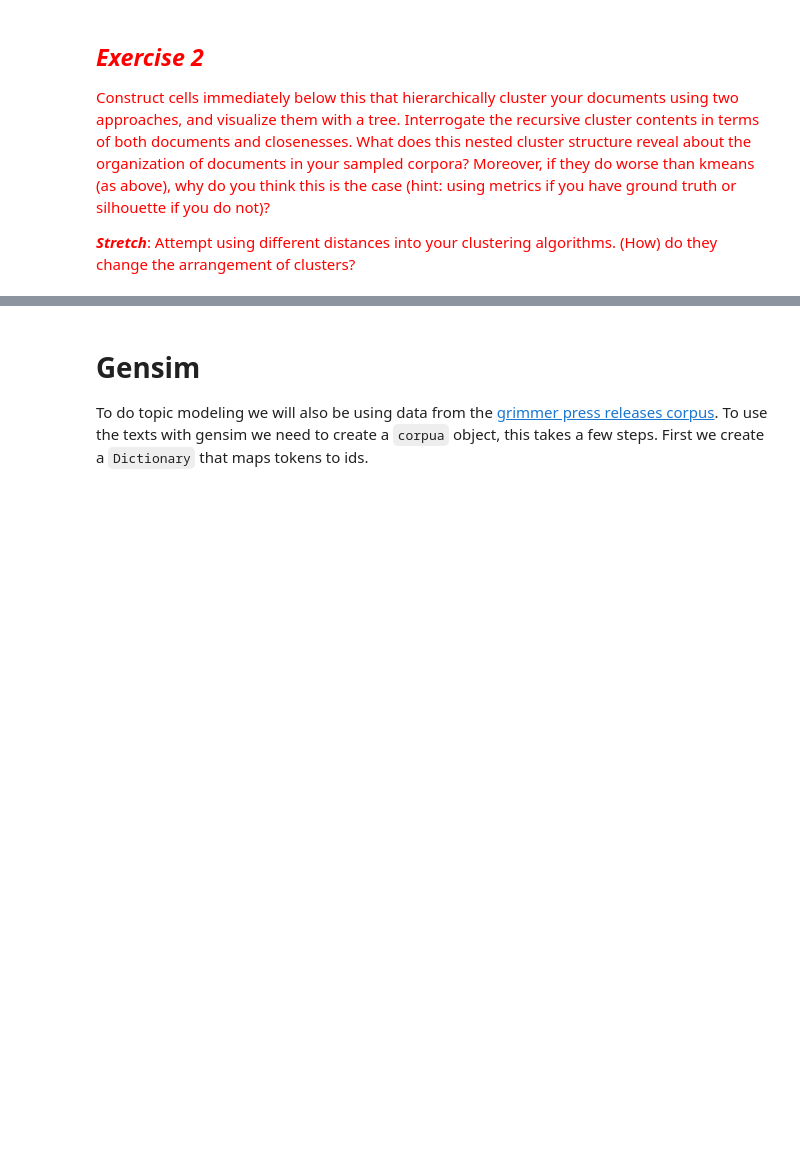
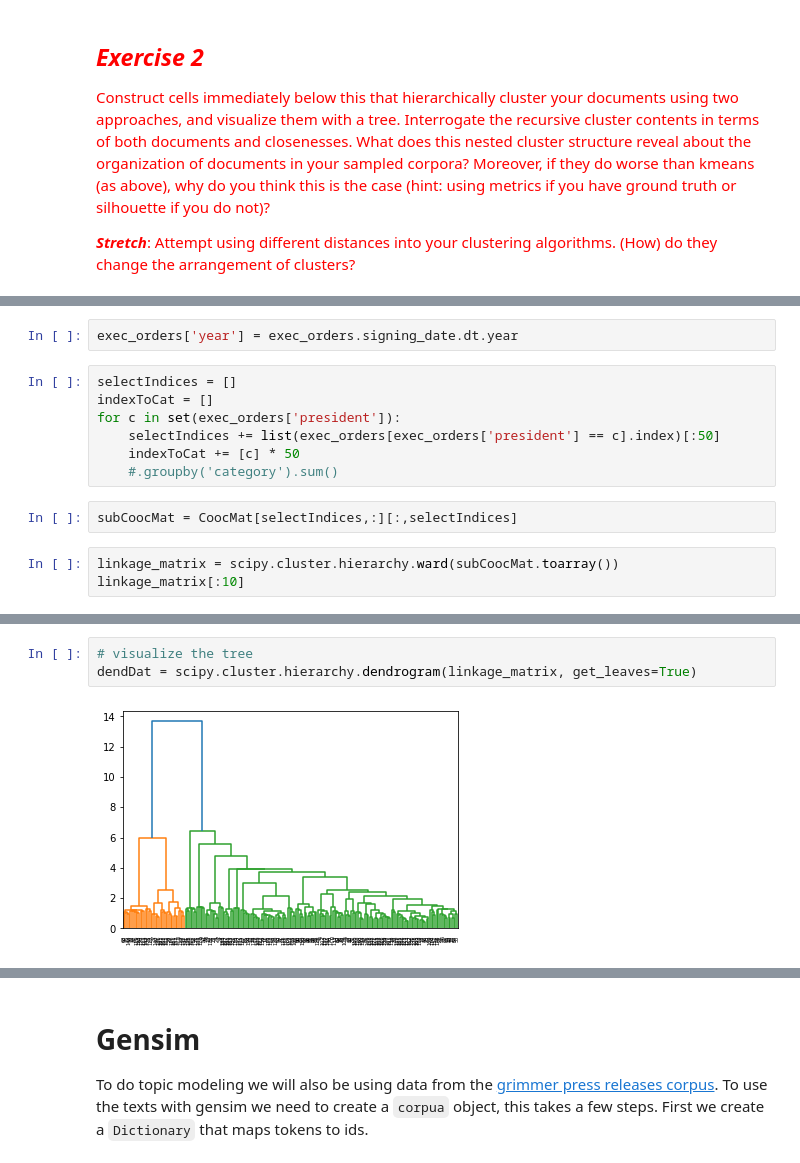
Before and after one commit to lilygrier/Homework-Notebooks, a Jupyter notebook: week-6/6-Discovering-Patterns-Clusters-and-Topics_lilygrier.ipynb, the cells around one changed output, grey strips where cells are left out. Saved outputs shown, nothing was run; the diff lists cells and outputs as text; blank space fills up the shorter version.

```diff
--- a/week-6/6-Discovering-Patterns-Clusters-and-Topics_lilygrier.ipynb
+++ b/week-6/6-Discovering-Patterns-Clusters-and-Topics_lilygrier.ipynb
@@ -939,0 +967,14 @@ example_hierarchicalClusters_full = scipy.cluster.hierarchy.fcluster(example_lin
+# %%
+exec_orders['year'] = exec_orders.signing_date.dt.year
+# %%
+selectIndices = []
+indexToCat = []
+for c in set(exec_orders['president']):
+    selectIndices += list(exec_orders[exec_orders['president'] == c].index)[:50]
+    indexToCat += [c] * 50
+    #.groupby('category').sum()
+# %%
+subCoocMat = CoocMat[selectIndices,:][:,selectIndices]
+# %%
+linkage_matrix = scipy.cluster.hierarchy.ward(subCoocMat.toarray())
+linkage_matrix[:10]
@@ -939,0 +992,5 @@ example_hierarchicalClusters_full = scipy.cluster.hierarchy.fcluster(example_lin
+# %%
+# visualize the tree
+dendDat = scipy.cluster.hierarchy.dendrogram(linkage_matrix, get_leaves=True)
+# %% [output]
+[figure, added]
```
Also changed, not shown: parts of 13 cells of this notebook.
